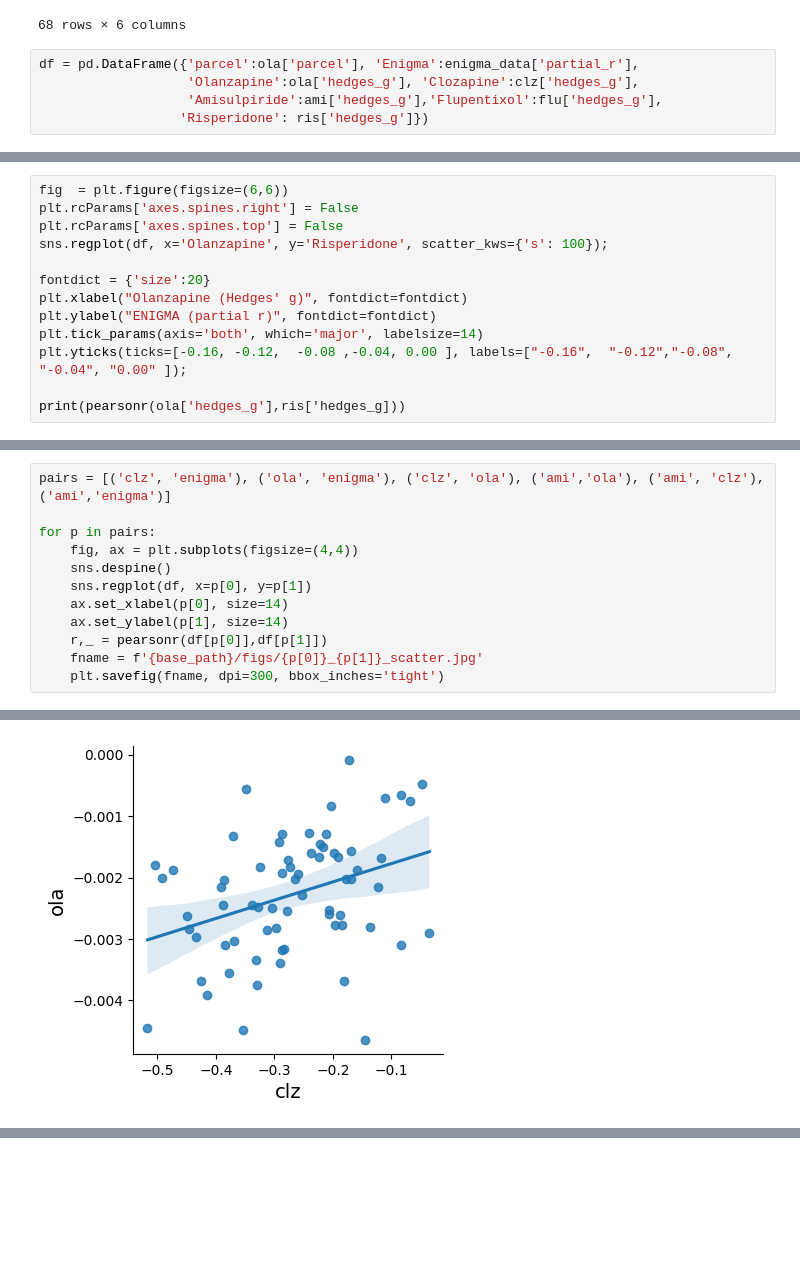
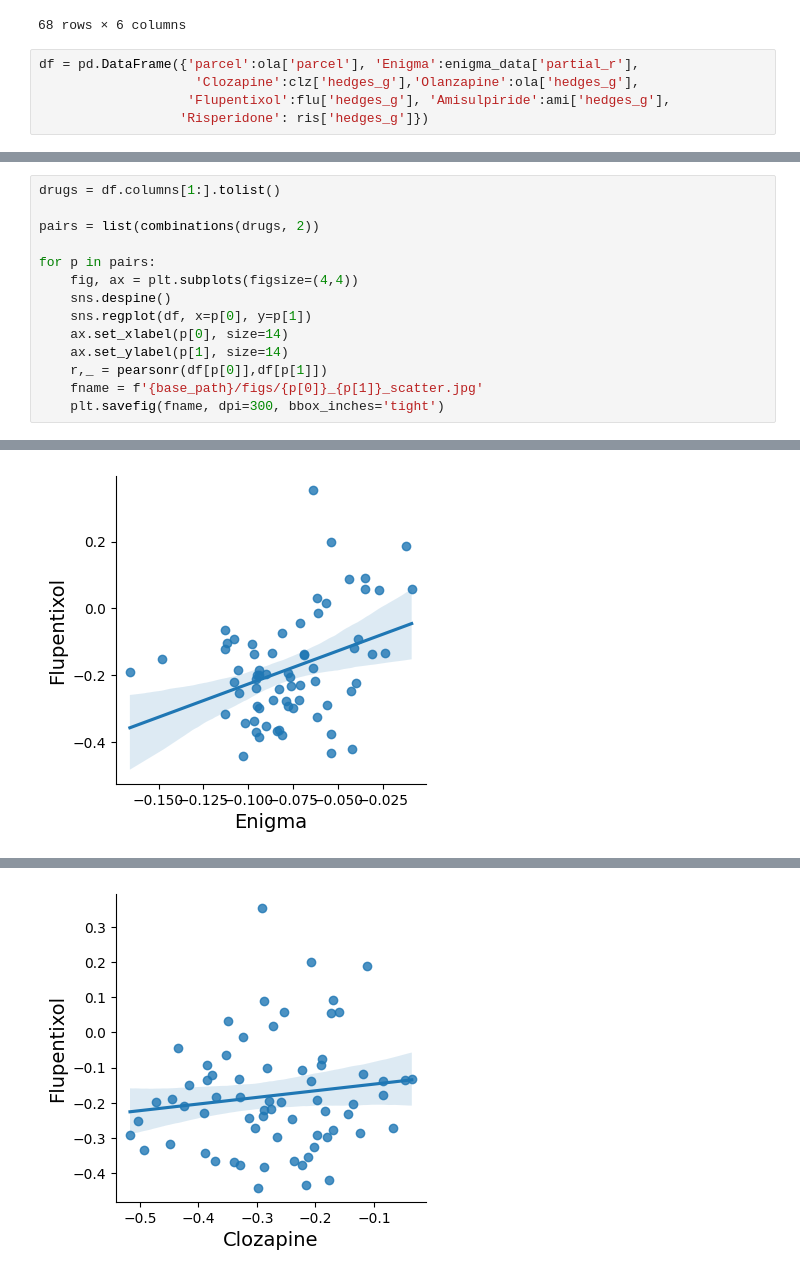
Before and after one commit to ltuominen/AP_comparison, a Jupyter notebook: code/correlate_patters.ipynb, the cells around one changed output, grey strips where cells are left out. Cells and saved outputs as stored; diff of their text form; blank space fills up the shorter version.

```diff
--- a/code/correlate_patters.ipynb
+++ b/code/correlate_patters.ipynb
@@ -39,8 +40,8 @@ regions
 68 rows × 6 columns
 # %%
 df = pd.DataFrame({'parcel':ola['parcel'], 'Enigma':enigma_data['partial_r'],
-                   'Olanzapine':ola['hedges_g'], 'Clozapine':clz['hedges_g'],
-                   'Amisulpiride':ami['hedges_g'],'Flupentixol':flu['hedges_g'],
+                    'Clozapine':clz['hedges_g'],'Olanzapine':ola['hedges_g'],
+                   'Flupentixol':flu['hedges_g'], 'Amisulpiride':ami['hedges_g'],
                   'Risperidone': ris['hedges_g']})
 # %%
 df['Olanzapine'] = df['Olanzapine']*7
@@ -92,13 +93,0 @@ ax.set_xticks([0.5,1.5, 2.5, 3.5, 4.5]);
-# %%
-fig  = plt.figure(figsize=(6,6))
-plt.rcParams['axes.spines.right'] = False
-plt.rcParams['axes.spines.top'] = False
-sns.regplot(df, x='Olanzapine', y='Risperidone', scatter_kws={'s': 100});
-
-fontdict = {'size':20}
-plt.xlabel("Olanzapine (Hedges' g)", fontdict=fontdict)
-plt.ylabel("ENIGMA (partial r)", fontdict=fontdict)
-plt.tick_params(axis='both', which='major', labelsize=14)
-plt.yticks(ticks=[-0.16, -0.12,  -0.08 ,-0.04, 0.00 ], labels=["-0.16",  "-0.12","-0.08",  "-0.04", "0.00" ]);
-
-print(pearsonr(ola['hedges_g'],ris['hedges_g]))
@@ -114,5 +118,7 @@ AttributeError: 'numpy.ndarray' object has no attribute 'xticks'
 # %%
-pairs = [('clz', 'enigma'), ('ola', 'enigma'), ('clz', 'ola'), ('ami','ola'), ('ami', 'clz'), ('ami','enigma')]
+drugs = df.columns[1:].tolist()
+
+pairs = list(combinations(drugs, 2))
 
 for p in pairs:
     fig, ax = plt.subplots(figsize=(4,4))
@@ -129 +135 @@ for p in pairs:
-[figure, old version]
+[figure, new version]
@@ -132,0 +139 @@ for p in pairs:
+[figure, added]
```
Also changed, not shown: parts of 11 cells of this notebook, 17 other files.
